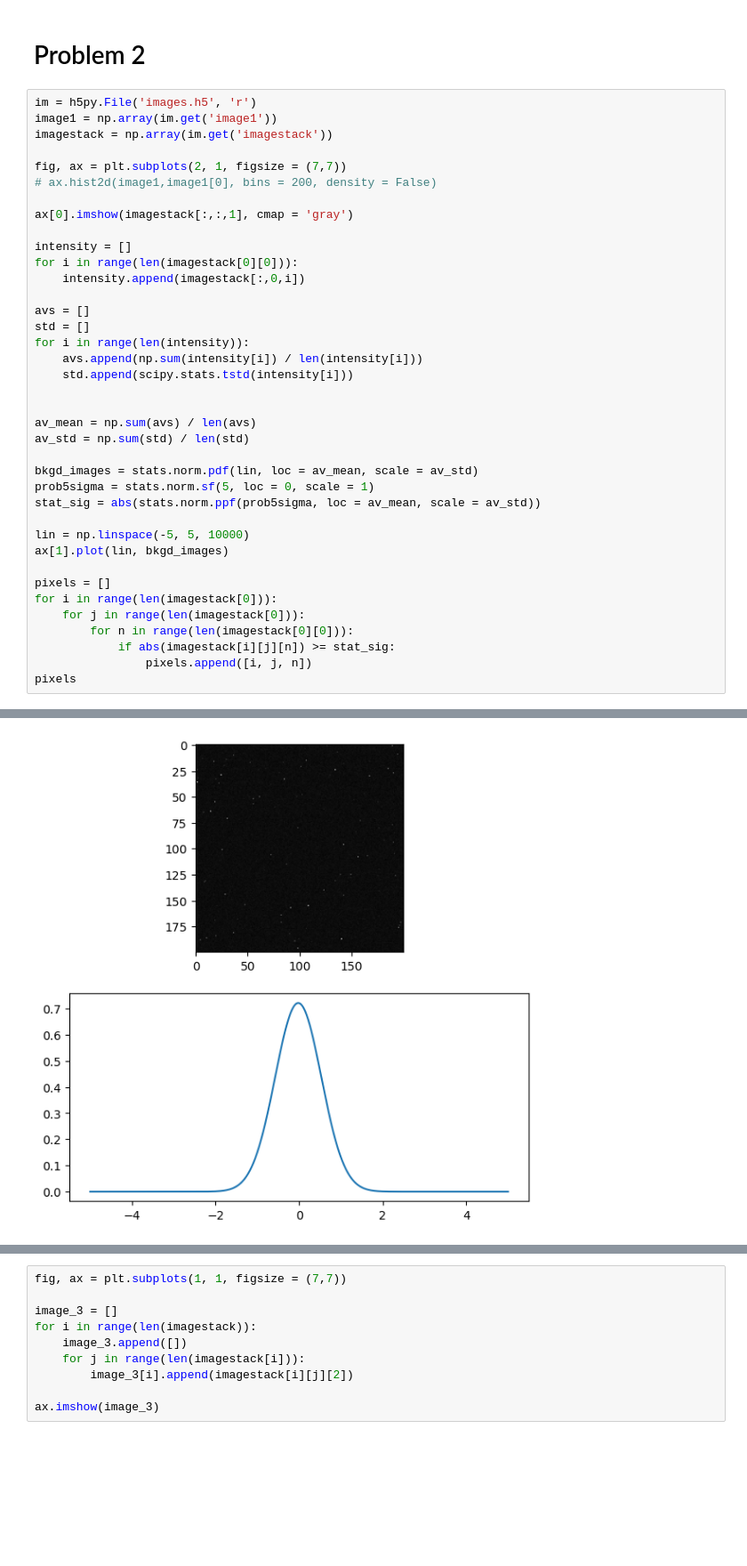
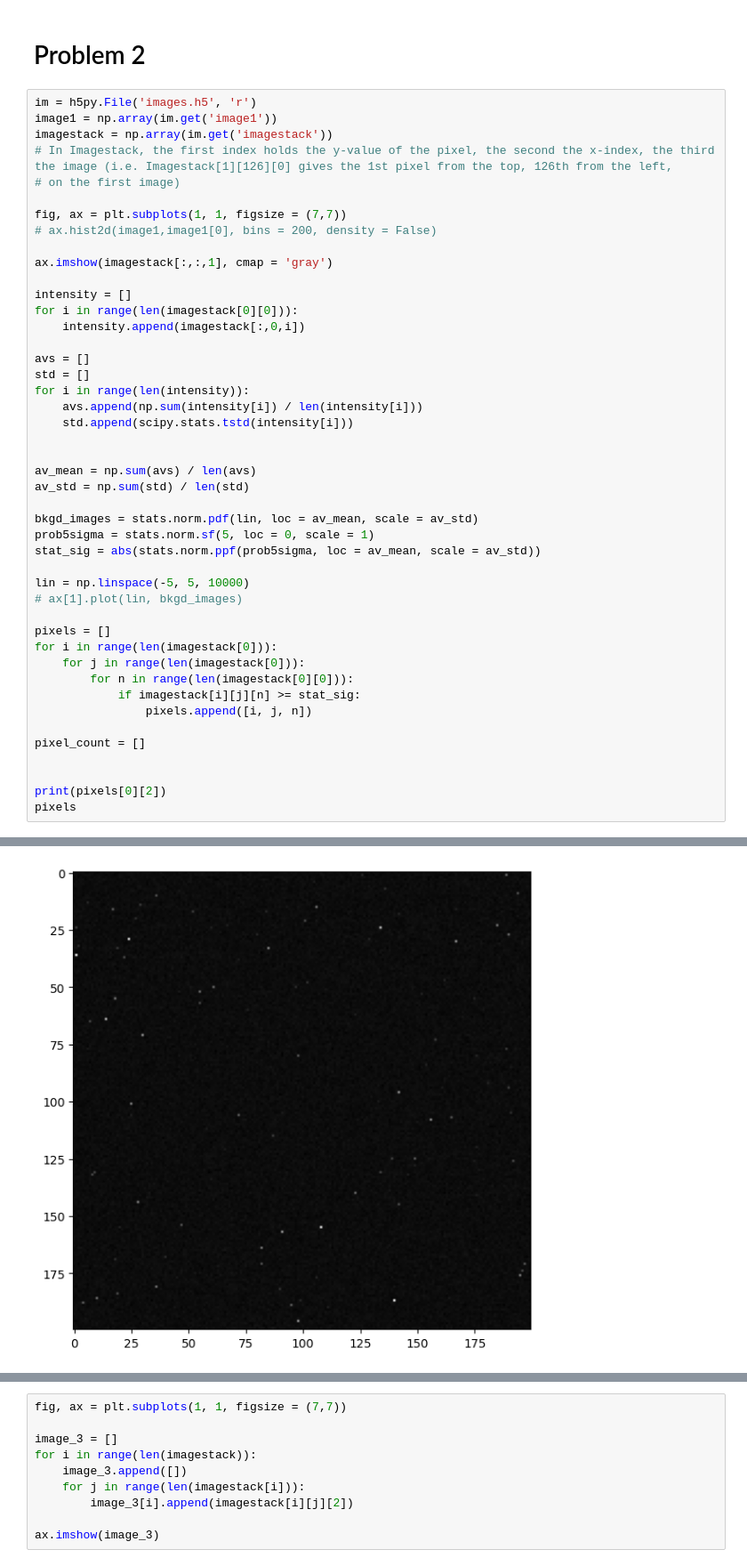
Before and after one commit to jarods00/PHYS434, a Jupyter notebook: Lab 4.ipynb, the cells around one changed output, grey strips where cells are left out. Shown at 89% size. Cells and saved outputs as stored; diff of their text form; blank space fills up the shorter version.

```diff
--- a/Lab 4.ipynb
+++ b/Lab 4.ipynb
@@ -153,11 +153,13 @@ ax[2].legend(["Model", "Data"])
 im = h5py.File('images.h5', 'r')
 image1 = np.array(im.get('image1'))
 imagestack = np.array(im.get('imagestack'))
+# In Imagestack, the first index holds the y-value of the pixel, the second the x-index, the third the image (i.e. Imagestack[1][126][0] gives the 1st pixel from the top, 126th from the left,
+# on the first image)
 
-fig, ax = plt.subplots(2, 1, figsize = (7,7))
+fig, ax = plt.subplots(1, 1, figsize = (7,7))
 # ax.hist2d(image1,image1[0], bins = 200, density = False)
 
-ax[0].imshow(imagestack[:,:,1], cmap = 'gray')
+ax.imshow(imagestack[:,:,1], cmap = 'gray')
 
 intensity = []
 for i in range(len(imagestack[0][0])):
@@ -178,13 +180,18 @@ prob5sigma = stats.norm.sf(5, loc = 0, scale = 1)
 stat_sig = abs(stats.norm.ppf(prob5sigma, loc = av_mean, scale = av_std))
 
 lin = np.linspace(-5, 5, 10000)
-ax[1].plot(lin, bkgd_images)
+# ax[1].plot(lin, bkgd_images)
 
 pixels = []
 for i in range(len(imagestack[0])):
     for j in range(len(imagestack[0])):
         for n in range(len(imagestack[0][0])):
-            if abs(imagestack[i][j][n]) >= stat_sig:
+            if imagestack[i][j][n] >= stat_sig:
                 pixels.append([i, j, n])
+
+pixel_count = []
+
+
+print(pixels[0][2])
 pixels
 # %% [output]
@@ -208,4 +216,4 @@ pixels
-[figure, old version]
+[figure, new version]
 # %%
 fig, ax = plt.subplots(1, 1, figsize = (7,7))
 
```
Also changed, not shown: parts of 2 cells of this notebook.
